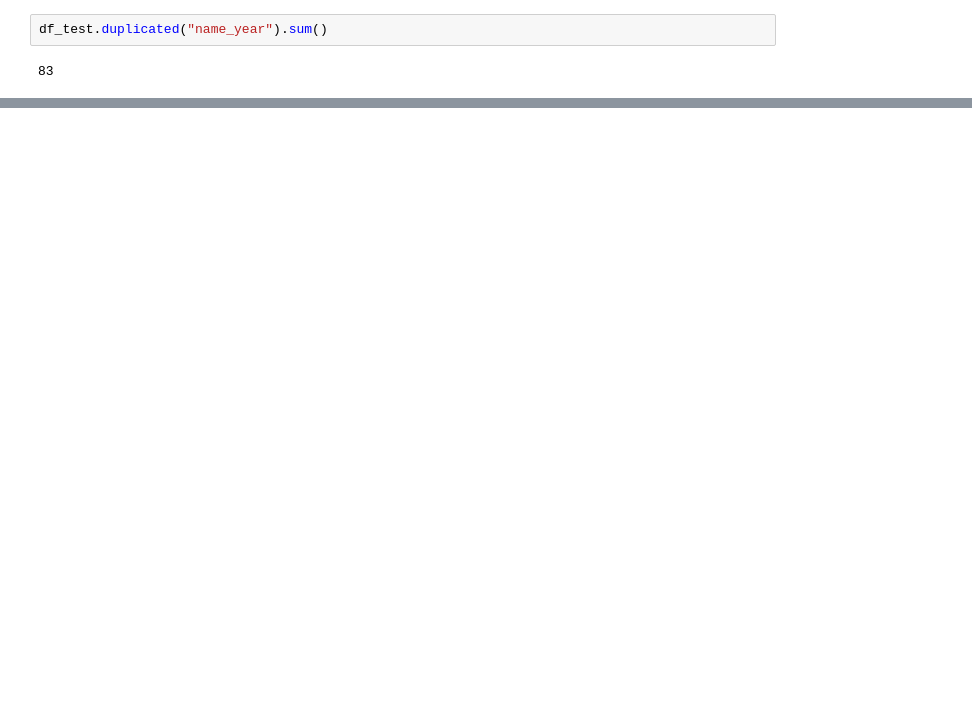
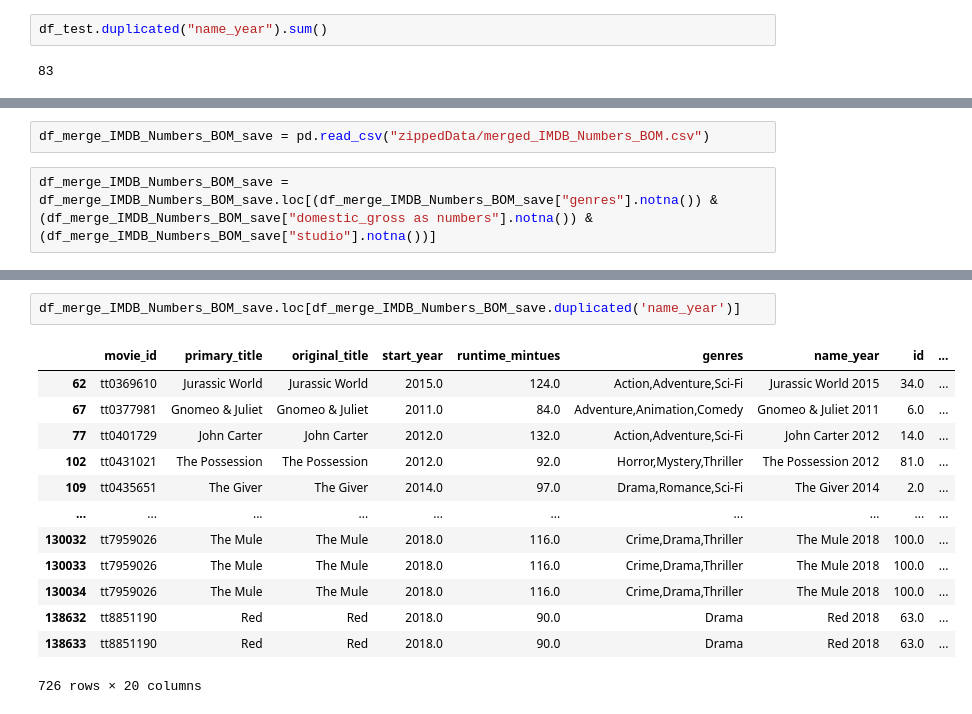
Before and after one commit to anguyen61191/MovieDataProject, a Jupyter notebook: RoughDraftProject1.ipynb, the cells around one changed output, grey strips where cells are left out. Cells and saved outputs as stored; diff of their text form; blank space fills up the shorter version.

```diff
--- a/RoughDraftProject1.ipynb
+++ b/RoughDraftProject1.ipynb
@@ -1312,0 +1202,4 @@ df_test.duplicated("name_year").sum()
+# %%
+df_merge_IMDB_Numbers_BOM_save = pd.read_csv("zippedData/merged_IMDB_Numbers_BOM.csv")
+# %%
+df_merge_IMDB_Numbers_BOM_save = df_merge_IMDB_Numbers_BOM_save.loc[(df_merge_IMDB_Numbers_BOM_save["genres"].notna()) & (df_merge_IMDB_Numbers_BOM_save["domestic_gross as numbers"].notna()) & (df_merge_IMDB_Numbers_BOM_save["studio"].notna())]
@@ -1312,0 +1226,16 @@ df_test.duplicated("name_year").sum()
+# %%
+df_merge_IMDB_Numbers_BOM_save.loc[df_merge_IMDB_Numbers_BOM_save.duplicated('name_year')]
+# %% [output]
+|  | movie_id | primary_title | original_title | start_year | runtime_mintues | genres | name_year | id | ... |
+| 62 | tt0369610 | Jurassic World | Jurassic World | 2015.0 | 124.0 | Action,Adventure,Sci-Fi | Jurassic World 2015 | 34.0 | ... |
+| 67 | tt0377981 | Gnomeo & Juliet | Gnomeo & Juliet | 2011.0 | 84.0 | Adventure,Animation,Comedy | Gnomeo & Juliet 2011 | 6.0 | ... |
+| 77 | tt0401729 | John Carter | John Carter | 2012.0 | 132.0 | Action,Adventure,Sci-Fi | John Carter 2012 | 14.0 | ... |
+| 102 | tt0431021 | The Possession | The Possession | 2012.0 | 92.0 | Horror,Mystery,Thriller | The Possession 2012 | 81.0 | ... |
+| 109 | tt0435651 | The Giver | The Giver | 2014.0 | 97.0 | Drama,Romance,Sci-Fi | The Giver 2014 | 2.0 | ... |
+| ... | ... | ... | ... | ... | ... | ... | ... | ... | ... |
+| 130032 | tt7959026 | The Mule | The Mule | 2018.0 | 116.0 | Crime,Drama,Thriller | The Mule 2018 | 100.0 | ... |
+| 130033 | tt7959026 | The Mule | The Mule | 2018.0 | 116.0 | Crime,Drama,Thriller | The Mule 2018 | 100.0 | ... |
+| 130034 | tt7959026 | The Mule | The Mule | 2018.0 | 116.0 | Crime,Drama,Thriller | The Mule 2018 | 100.0 | ... |
+| 138632 | tt8851190 | Red | Red | 2018.0 | 90.0 | Drama | Red 2018 | 63.0 | ... |
+| 138633 | tt8851190 | Red | Red | 2018.0 | 90.0 | Drama | Red 2018 | 63.0 | ... |
+726 rows × 20 columns
```
Also changed, not shown: parts of 19 cells of this notebook, 1 other file.
